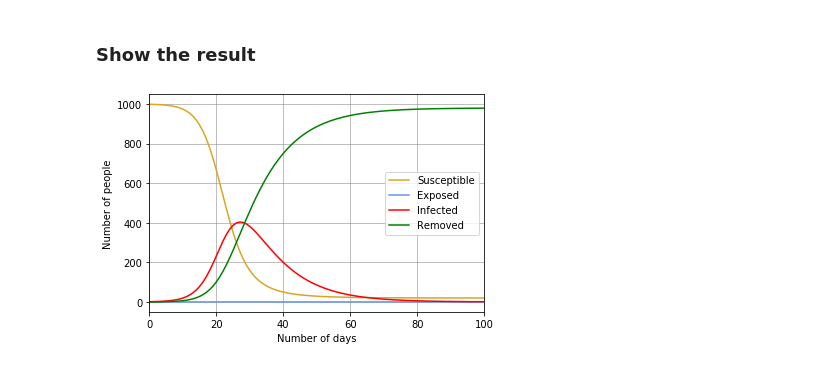
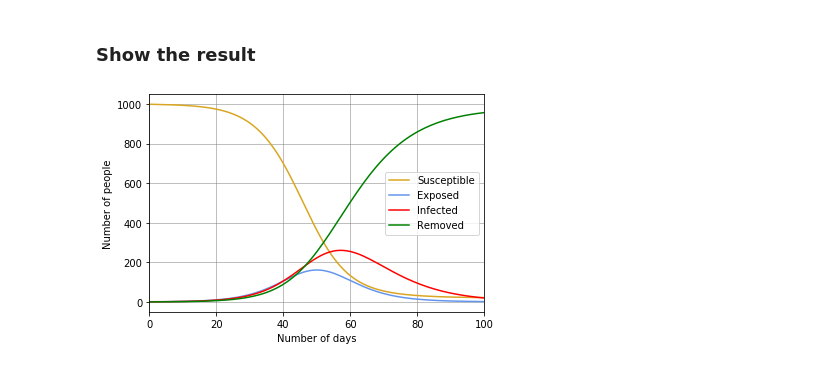
Before and after one commit to apalladi/datascienceprojects, a Jupyter notebook: covid19/SEIR.ipynb, the cells around one changed output. Cells and saved outputs as stored; diff of their text form; code cells hidden in the pictures.

```diff
--- a/covid19/SEIR.ipynb
+++ b/covid19/SEIR.ipynb
@@ -45,24 +45,24 @@ def SEIR(N,beta,gamma,sigma,mu,nu,E0=0,I0=1,R0=0,t=np.arange(0,365)):
 # %% [markdown]
 ### Show the result
 # %%
-fin_result=SEIR(1000,0.4,0.1,10**4,0,0)
+fin_result=SEIR(1000,0.4,0.1,1/5,0,0)
 
 t=fin_result[0]
 s_vec=fin_result[1]
 e_vec=fin_result[2]
 i_vec=fin_result[3]
 r_vec=fin_result[4]
 
 plt.plot(t, s_vec, color='goldenrod', label='Susceptible')
 plt.plot(t, e_vec, color='cornflowerblue',label='Exposed')
 plt.plot(t, i_vec, 'r', label='Infected')
 plt.plot(t, r_vec, 'g', label='Removed')
 plt.legend()
 plt.xlim(0,100)
 plt.xlabel('Number of days')
 plt.ylabel('Number of people')
 plt.grid(color='gray', linestyle='-', linewidth=0.5)
 plt.savefig('SEIR-example.png',dpi=300)
 plt.show()
 # %% [output]
-[figure, old version]
+[figure, new version]
```
Also changed, not shown: 25 other files.
